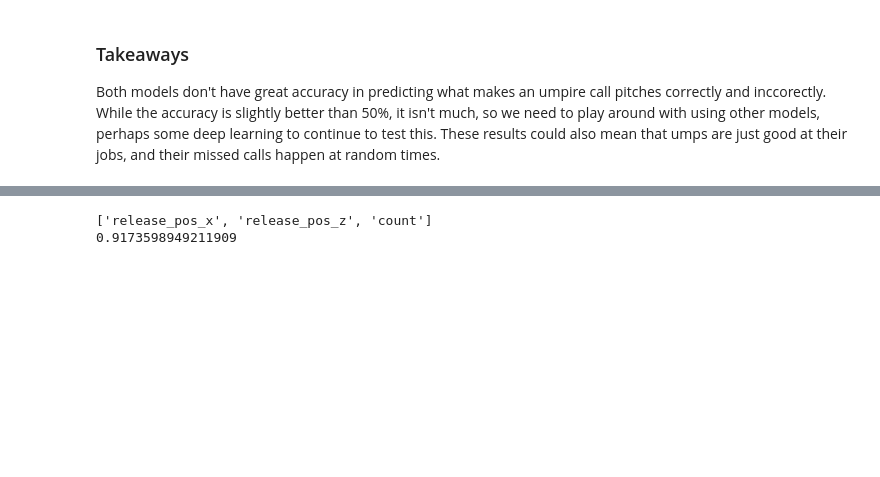
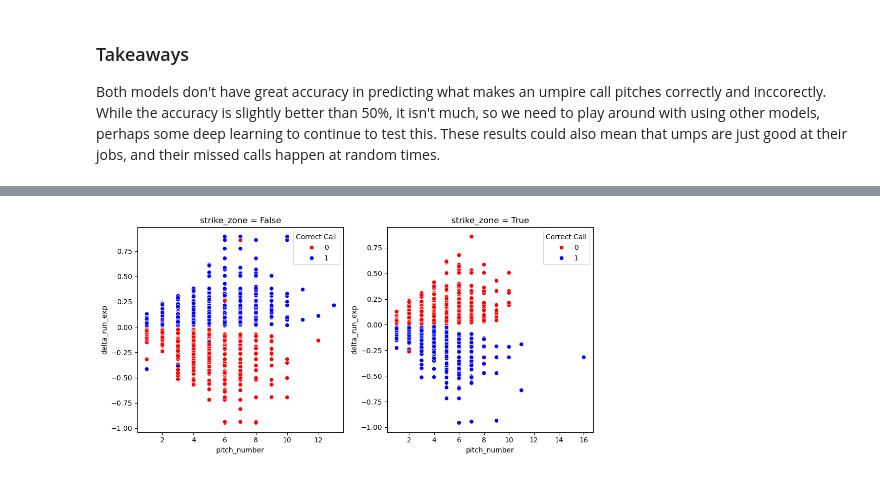
Before and after one commit to ctkatz/ML_project, a Jupyter notebook: chloe.ipynb, the cells around one changed output, grey strips where cells are left out. Saved outputs shown, nothing was run; the diff lists cells and outputs as text; code cells hidden in the pictures; blank space fills up the shorter version.

Commit message:
ran LR model

```diff
--- a/chloe.ipynb
+++ b/chloe.ipynb
@@ -301,7 +283,6 @@ X_train.head()
 # %%
 all_quant_cols = [  # only numerical features
-    'release_speed', 'release_pos_x', 'release_pos_z', 'zone', 'balls', 'strikes',
-    'outs_when_up', 'inning',
+    'zone', 'balls', 'strikes', 'outs_when_up', 'inning',
     'at_bat_number', 'pitch_number', 'home_score', 'away_score', 'bat_score',
     'fld_score', 'delta_home_win_exp', 'delta_run_exp', 'has_event'
 ]
@@ -358,6 +345,54 @@ with tqdm(total=total_combos, desc="Evaluating combinations") as pbar:
-# %%
-print(best_cols)
-print(best_score)
-# %% [output]
-['release_pos_x', 'release_pos_z', 'count']
-0.9173598949211909
+# %%
+# visualizing model
+
+import matplotlib.pyplot as plt
+import seaborn as sns
+
+
+quant1, quant2, qual = best_cols  # Unpack
+
+# Set up the full dataframe
+plot_df = X_train_balanced[[quant1, quant2, qual]].copy()
+plot_df['target'] = y_train_balanced.values  # Add back the target
+
+# Unique categories in the qualitative variable
+categories = plot_df[qual].dropna().unique()
+
+# Set up subplots
+n_categories = len(categories)
+n_cols = 3
+n_rows = (n_categories + n_cols - 1) // n_cols  # rounds up
+fig, axes = plt.subplots(n_rows, n_cols, figsize=(n_cols*5, n_rows*5), squeeze=False)
+
+# Plot each category
+for idx, category in enumerate(categories):
+    row = idx // n_cols
+    col = idx % n_cols
+    ax = axes[row, col]
+
+    # Filter only this category
+    cat_df = plot_df[plot_df[qual] == category]
+
+    # Scatterplot
+    sns.scatterplot(
+        data=cat_df,
+        x=quant1,
+        y=quant2,
+        hue='target',
+        palette={0: 'red', 1: 'blue'},
+        ax=ax
+    )
+
+    ax.set_title(f"{qual} = {category}")
+    ax.legend(title="Correct Call", loc='best')
+
+# Hide unused subplots
+for idx in range(len(categories), n_rows*n_cols):
+    row = idx // n_cols
+    col = idx % n_cols
+    axes[row][col].axis('off')
+
+plt.tight_layout()
+plt.show()
+# %% [output]
+[figure, added]
```
Also changed, not shown: parts of 20 cells of this notebook.
